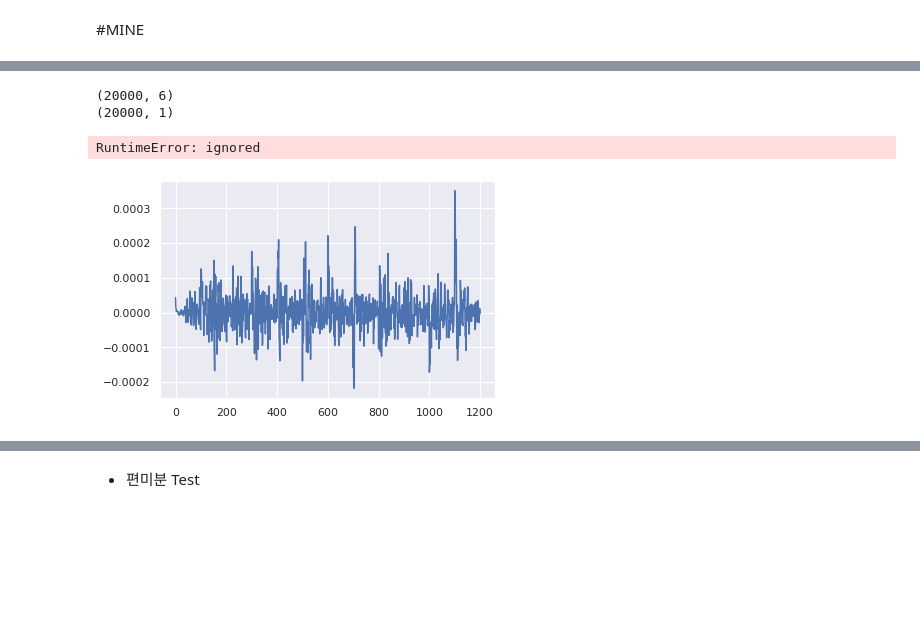
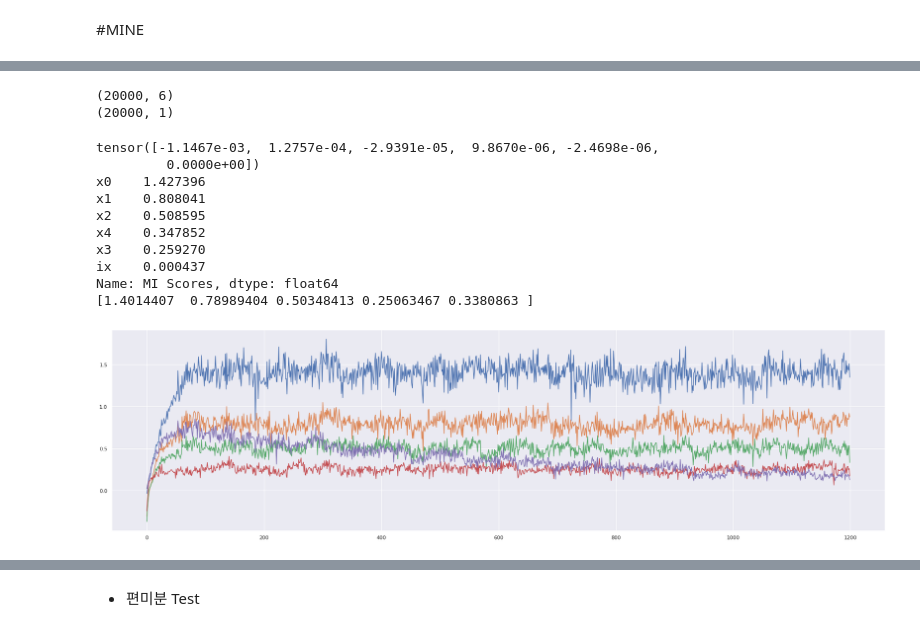
Before and after one commit to dolmani38/concept_drift, a Jupyter notebook: MINE_0219.ipynb, the cells around one changed output, grey strips where cells are left out. Cells and saved outputs as stored; diff of their text form; code cells hidden in the pictures; blank space fills up the shorter version.

```diff
--- a/MINE_0219.ipynb
+++ b/MINE_0219.ipynb
@@ -153,73 +153,85 @@ class Net(nn.Module):
         self.fc1 = nn.ModuleList()
         self.fc2 = nn.ModuleList()
         self.fc3 = nn.ModuleList()
+        #self.fc4 = nn.ModuleList()
 
-        for i in range(self.input_dim):
+        for i in range(self.input_dim-1):
             self.fc1.append(nn.Linear(1, H))
             self.fc2.append(nn.Linear(1, H))
             self.fc3.append(nn.Linear(H, 1))
+            #self.fc4.append(nn.Linear(2, 1))
 
     def forward(self, x, y):
         h = []
-        for i in range(self.input_dim):
+        for i in range(self.input_dim-1):
             h0 = F.relu(self.fc1[i](x[:,i].reshape(-1,1))+self.fc2[i](y))
-            h.append(self.fc3[i](h0))
+            h1 = self.fc3[i](h0)
+            #h2 = self.fc3[i](torch.cat((h0, x[:,-1].reshape(-1,1)), 1) )
+            h.append(h1)
+
         return torch.cat(h, dim=1)
 
 model = Net(x.shape[1])
 optimizer = torch.optim.Adam(model.parameters(), lr=0.01)
 
 plot_loss = []
 di = []
 y=y.reshape(-1,1)
 print(x.shape)
 print(y.shape)
 
-for epoch in tqdm(range(n_epoch)):
-    i = epoch%100
-    s = [*range(i*200,i*200+200)]
-    #s = np.random.choice(x.shape[0],minibatch)
-    x_sample = Variable(torch.from_numpy(x[s,:]).type(torch.FloatTensor), requires_grad = True)
-    y_sample = Variable(torch.from_numpy(y[s]).type(torch.FloatTensor), requires_grad = True)
-    y_shuffle = Variable(torch.from_numpy(np.random.permutation(y[s])).type(torch.FloatTensor), requires_grad = True)
-    p_xy = model(x_sample, y_sample)
-    p_x_y = model(x_sample, y_shuffle)
-    ret = torch.mean(p_xy,0) - torch.log(torch.mean(torch.exp(p_x_y),0))
-    loss = - ret  # maximize
+for chunk in tqdm(range(40)):
+    for epoch in range(30):
+        #i = epoch%100
+        s = [*range(chunk*500,chunk*500+500)]
+        #s = np.random.choice(x.shape[0],minibatch)
+        x_sample = Variable(torch.from_numpy(x[s,:]).type(torch.FloatTensor), requires_grad = True)
+        y_sample = Variable(torch.from_numpy(y[s]).type(torch.FloatTensor), requires_grad = True)
+        y_shuffle = Variable(torch.from_numpy(np.random.permutation(y[s])).type(torch.FloatTensor), requires_grad = True)
+        p_xy = model(x_sample, y_sample)
+        p_x_y = model(x_sample, y_shuffle)
+        ret = torch.mean(p_xy,0) - torch.log(torch.mean(torch.exp(p_x_y),0))
+        loss = - ret  # maximize
 
-    model.zero_grad()
-    loss.mean().backward()
-    optimizer.step()
+        model.zero_grad()
+        #loss.retain_grad()
+        loss.mean().backward()
+        optimizer.step()
 
-    plot_loss.append(-loss.data.numpy())
+        plot_loss.append(-loss.data.numpy())
 
-    dx = torch.autograd.grad(ret[4], x_sample[-1,5])
-    print(dx)
+        #dx = torch.autograd.grad(ret, x_sample[-1,5])
+        #print(dx)
 
-    di.append(torch.mean(x_sample.grad,0).data.numpy())
+        #di.append(loss.grad)
 
-    #back_loss = loss
-    #if i == 99:
-    #    print(loss[4])
+        #back_loss = loss
+        #if i == 99:
+        #    print(loss[4])
 
 print(x_sample.grad[-1,:])
 
 plot_loss = np.asarray(plot_loss)
 di = np.asarray(di)
 print(mi_scores)
 print(np.mean(plot_loss[200:,:],0))
 #print(np.mean(di[200:,0],0))
 
 #print(x_sample.grad)
-
+plt.figure(figsize=(30,8))
 plt.plot(plot_loss[:,0:5])
 plt.show()
 # %% [output]
 (20000, 6)
 (20000, 1)
-RuntimeError: ignored
+tensor([-1.1467e-03,  1.2757e-04, -2.9391e-05,  9.8670e-06, -2.4698e-06,
+         0.0000e+00])
+x0    1.427396
+x1    0.808041
+x2    0.508595
+x4    0.347852
+x3    0.259270
+ix    0.000437
+Name: MI Scores, dtype: float64
+[1.4014407  0.78989404 0.50348413 0.25063467 0.3380863 ]
+[figure, added]
-# %%
-plt.plot(di[:,4])
-plt.show()
-# %% [output]
-[figure, removed]
```
Also changed, not shown: parts of 13 cells of this notebook.
